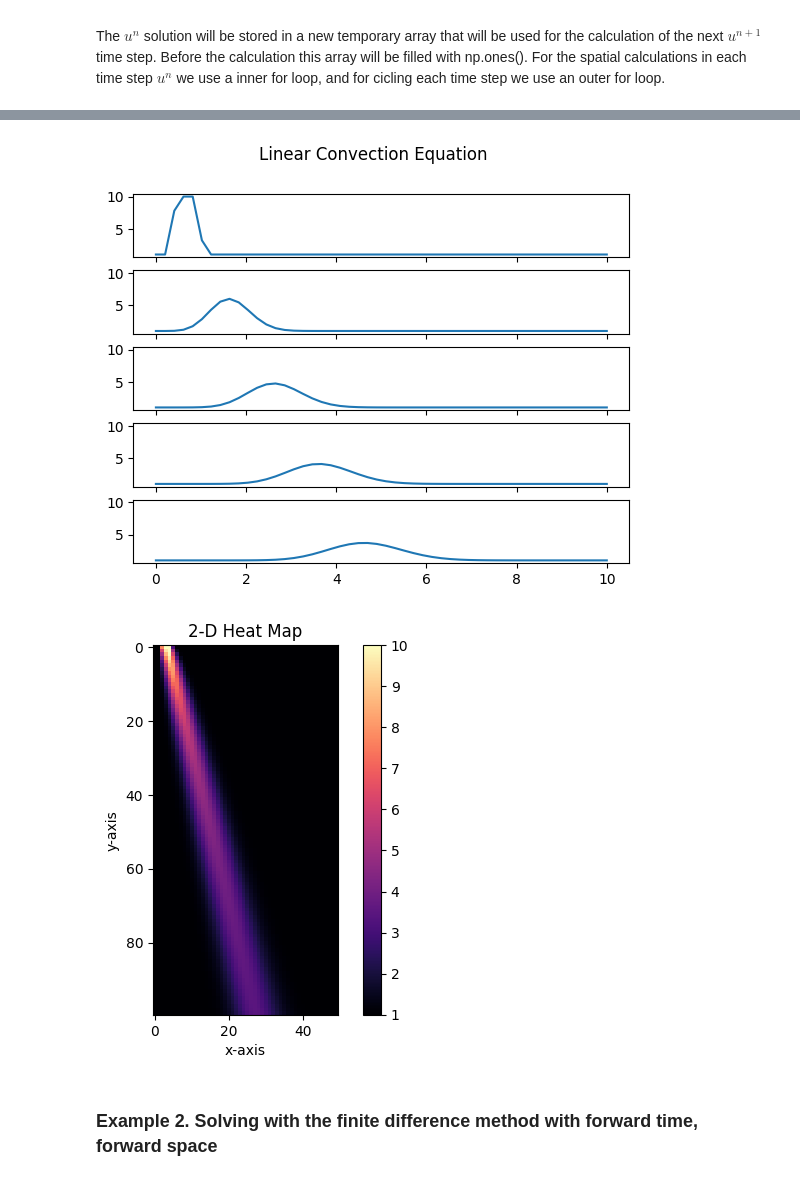
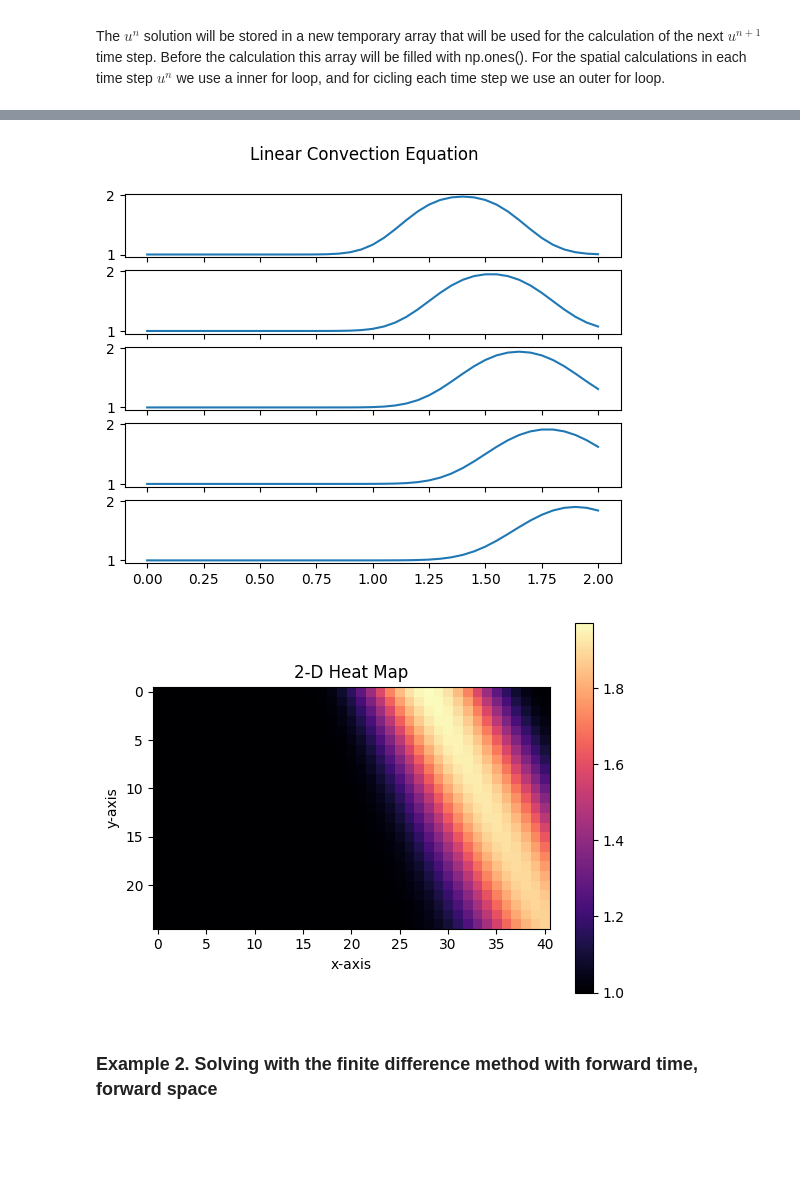
Before and after one commit to omar11205/computationalFluidDynamics, a Jupyter notebook: 1DLinearConvectionEquation.ipynb, the cells around one changed output, grey strips where cells are left out. Drawn from its saved outputs; the diff is of its cells as text; code cells hidden in the pictures; blank space fills up the shorter version.

```diff
--- a/1DLinearConvectionEquation.ipynb
+++ b/1DLinearConvectionEquation.ipynb
@@ -110,11 +110,11 @@ import time
 
 With `total_x_length` = 2,  the spatial domain is $x_i\in(0,2)$. The discretization of the temporal domain: 25 time steps with a length of $0.025s$ each timestep.
 # %%
-total_x_lenght = 10
-number_grid_points_x = 50
+total_x_lenght = 2
+number_grid_points_x = 41
 dx = total_x_lenght / (number_grid_points_x-1) # distance between any pair of adjacent grid points
-number_of_timesteps = 100
-dt = 0.05
+number_of_timesteps = 25
+dt = 0.025
 c = 1 # constant wave propagation velocity
 print(dx)
 # %% [output]
@@ -197,11 +209,11 @@ for n in range(number_of_timesteps): # run from 0 to number_of_timesteps times
 # %%
 fig, axs = plt.subplots(5, sharex=True, sharey=True)
 fig.suptitle('Linear Convection Equation')
 
 for i in range(0,5):
-    axs[i].plot(np.linspace(0, total_x_lenght, number_grid_points_x), matrix[:,i*20])
+    axs[i].plot(np.linspace(0, total_x_lenght, number_grid_points_x), matrix[:,i*5])
 # %% [output]
-[figure, old version]
+[figure, new version]
 # %%
 plt.imshow(matrix.transpose(), cmap='magma')
 plt.title("2-D Heat Map")
@@ -210,7 +222,7 @@ plt.ylabel("y-axis")
 plt.colorbar()
 plt.show()
 # %% [output]
-[figure, old version]
+[figure, new version]
 # %% [markdown]
 ### Example 2. Solving with the finite difference method with forward time, forward space
 # %% [markdown]
```
Also changed, not shown: parts of 9 cells of this notebook.
